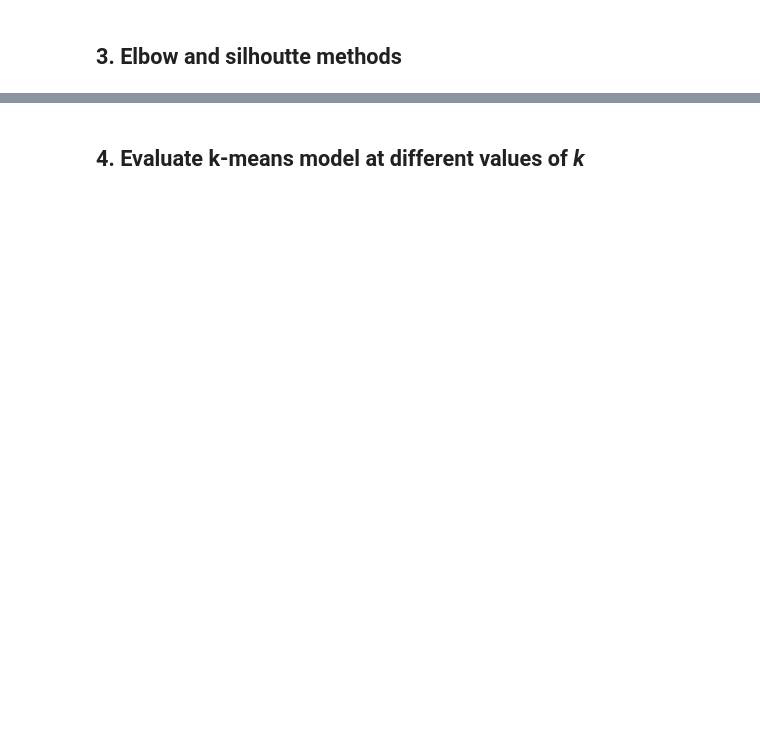
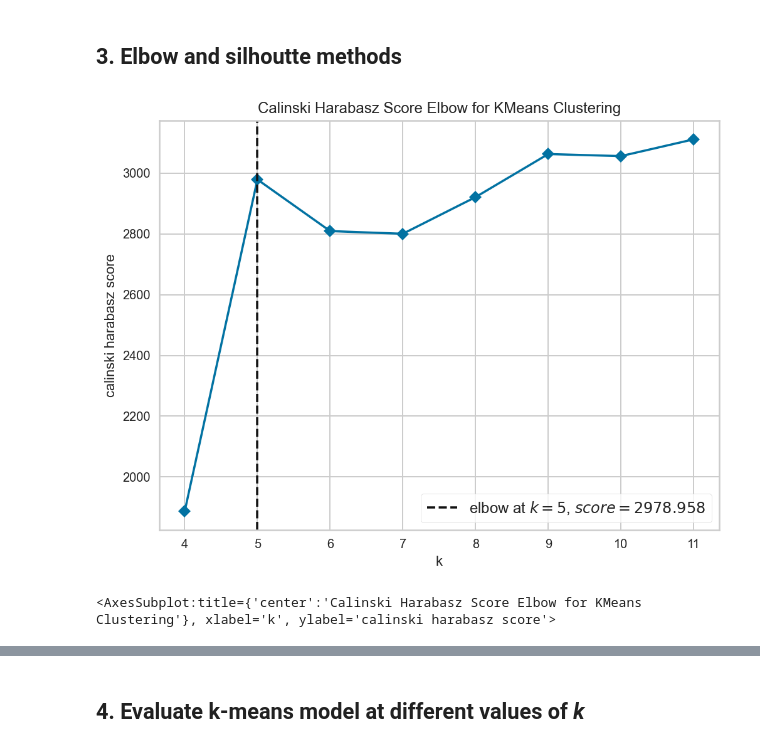
Before and after one commit to heyashy/LSE_DA301_ASSIGNMENT, a Jupyter notebook: LSE_DA301_assignment_Weeks 1 to 3_template.ipynb, the cells around one changed output, grey strips where cells are left out. Drawn from its saved outputs; the diff is of its cells as text; code cells hidden in the pictures; blank space fills up the shorter version.

```diff
--- a/LSE_DA301_assignment_Weeks 1 to 3_template.ipynb
+++ b/LSE_DA301_assignment_Weeks 1 to 3_template.ipynb
@@ -568,5 +624,23 @@ warnings.filterwarnings('ignore')
 ## 3. Elbow and silhoutte methods
 # %%
 # Determine the number of clusters: Elbow method.
+from sklearn.cluster import KMeans
+from sklearn.datasets import make_blobs
+
+from yellowbrick.cluster import KElbowVisualizer
+
+
+# Instantiate the clustering model and visualizer
+model = KMeans()
+figure(figsize=(8, 6), dpi=144)
+visualizer = KElbowVisualizer(
+    model, k=(4,12), metric='calinski_harabasz', timings=False
+)
+
+visualizer.fit(df2)        # Fit the data to the visualizer
+visualizer.show()        # Finalize and render the figure
+# %% [output]
+[figure, added]
+<AxesSubplot:title={'center':'Calinski Harabasz Score Elbow for KMeans Clustering'}, xlabel='k', ylabel='calinski harabasz score'>
 # %%
 # Determine the number of clusters: Silhouette method.
```
Also changed, not shown: parts of 58 cells of this notebook, 3 other files.
